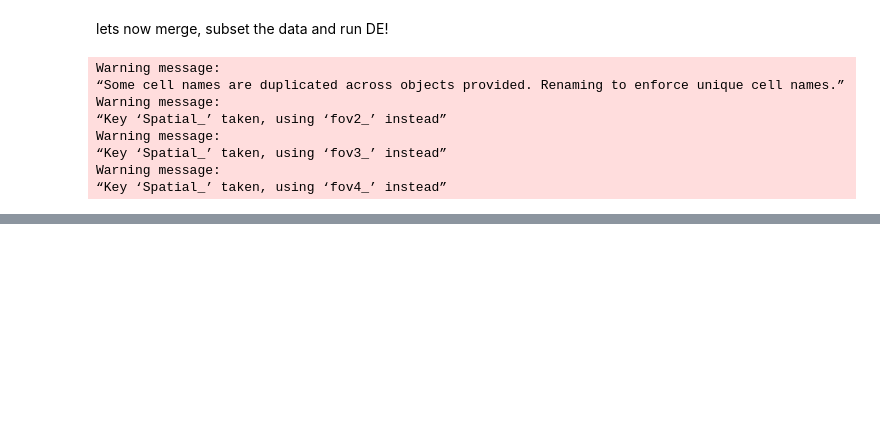
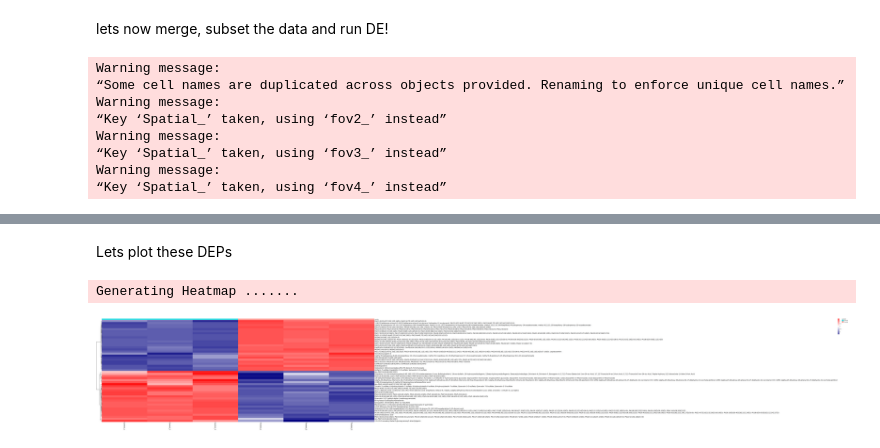
Before and after one commit to agc888/Nguyen_Lab, a Jupyter notebook: SpaMTP_Testing/9aa_matrix.ipynb, the cells around one changed output, grey strips where cells are left out. Saved outputs shown, nothing was run; the diff lists cells and outputs as text; code cells hidden in the pictures; blank space fills up the shorter version.

```diff
--- a/SpaMTP_Testing/9aa_matrix.ipynb
+++ b/SpaMTP_Testing/9aa_matrix.ipynb
@@ -209,0 +218,9 @@ tumour_9aa_DEPs <- FindAllDEPs(tumour, "treatment", n = 3, logFC_threshold = 1.2
+# %% [markdown]
+Lets plot these DEPs
+# %%
+options(repr.plot.width = 100, repr.plot.height = 15)
+
+DEPsHeatmap(edgeR_output = tumour_9aa_DEPs$Treated, plot_annotations = TRUE)
+# %% [output]
+Generating Heatmap .......
+[figure, added]
```
Also changed, not shown: parts of 2 cells of this notebook.
